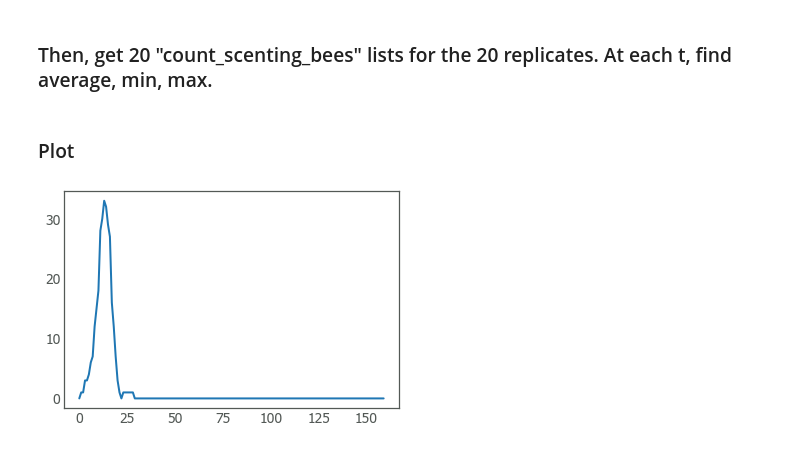
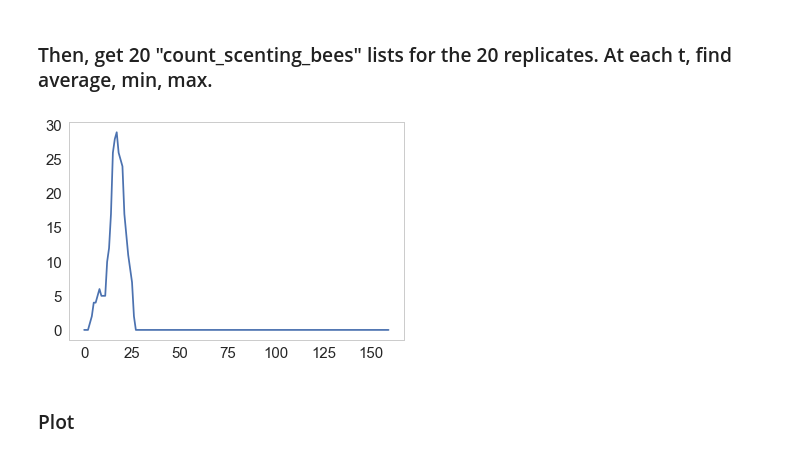
Before and after one commit to dieumynguyen/bee_communication, a Jupyter notebook: plot_scenting.ipynb, the cells around one changed output. Saved outputs shown, nothing was run; the diff lists cells and outputs as text; code cells hidden in the pictures.

Commit message:
plot_scenting

```diff
--- a/plot_scenting.ipynb
+++ b/plot_scenting.ipynb
@@ -192,7 +211,2 @@ def count_scenting_bees(json_file, replicate_i):
 # %% [markdown]
 ### Then, get 20 "count_scenting_bees" lists for the 20 replicates. At each t, find average, min, max.
-# %%
-all_replicates = []
-for i in range(1, 21):
-    count_list = count_scenting_bees("Q0.15_W0.4_D0.2_T0.005_wb1.json", i)
-    all_replicates.append(count_list)
@@ -228,2 +244,10 @@ for l in combined_by_t:
+# %%
+# Test
+bee_data = get_avg_min_max("Q0.15_W0.4_D0.2_T0.005_wb1.json")
+# %%
+plt.plot(bee_data[3])
+plt.show()
+# %% [output]
+[figure, added]
 # %% [markdown]
 ### Plot
@@ -232,5 +253,0 @@ def plot_scenting():
-# %%
-plt.plot(swarm_over_time)
-plt.show()
-# %% [output]
-[figure, removed]
```
Also changed, not shown: parts of 8 cells of this notebook, 1 other file.
